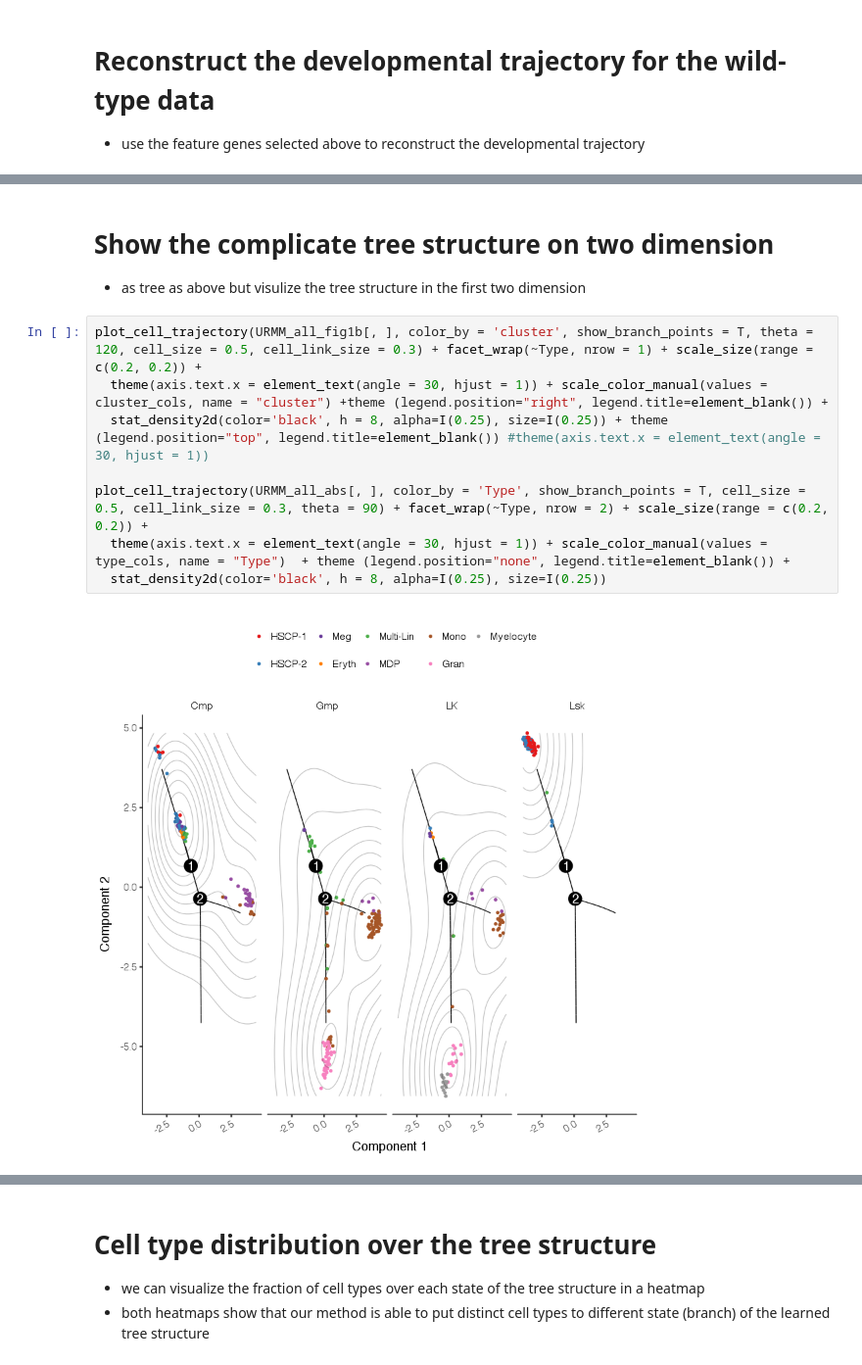
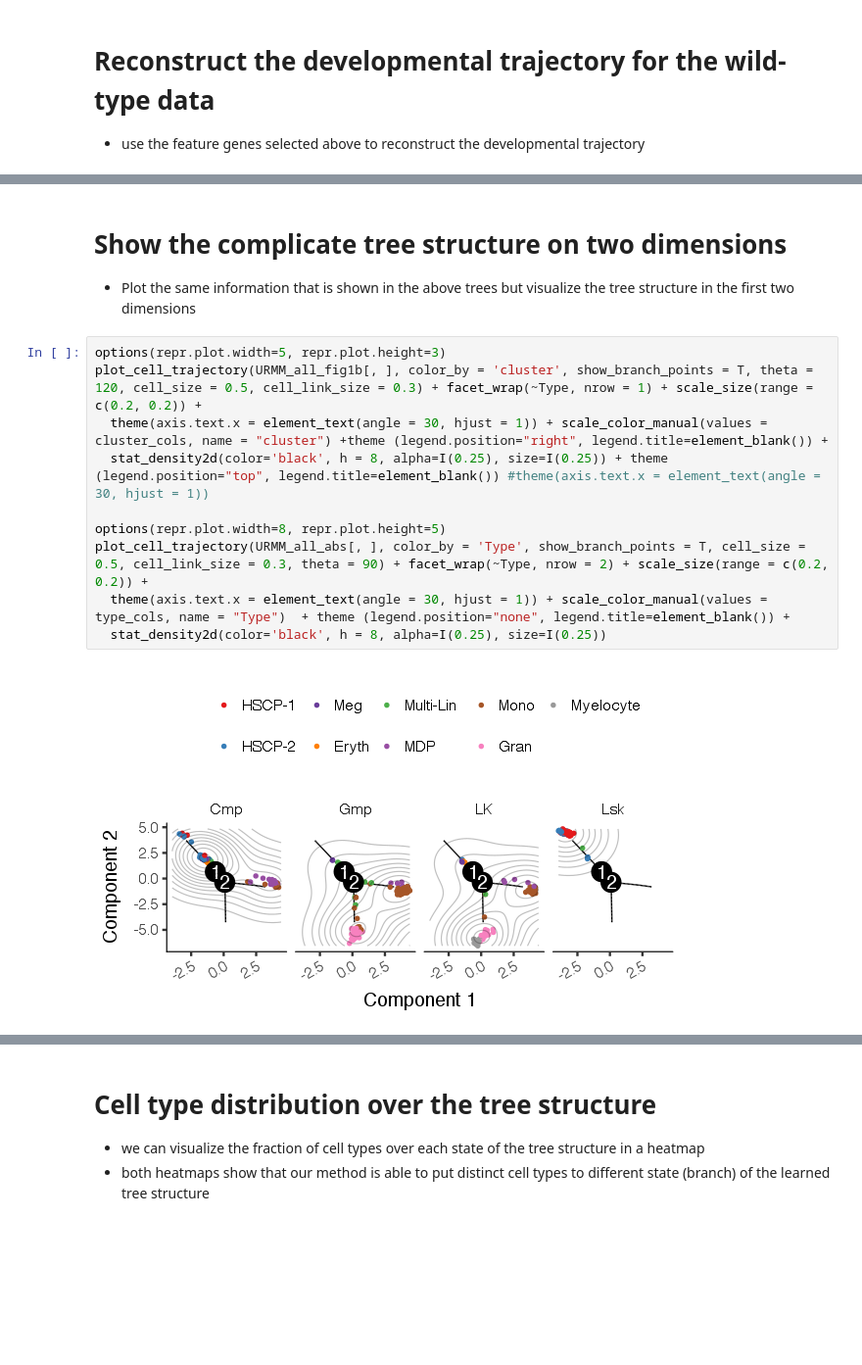
Before and after one commit to cole-trapnell-lab/monocle2-rge-paper, a Jupyter notebook: Olsson_dataset_analysis_final.ipynb, the cells around one changed output, grey strips where cells are left out. Shown at 98% size. Cells and saved outputs as stored; diff of their text form; blank space fills up the shorter version.

```diff
--- a/Olsson_dataset_analysis_final.ipynb
+++ b/Olsson_dataset_analysis_final.ipynb
@@ -187,13 +195,15 @@ plot_complex_cell_trajectory(URMM_all_abs[, ], color_by = 'paper_cluster', show_
 # %% [markdown]
-# Show the complicate tree structure on two dimension
-- as tree as above but visulize the tree structure in the first two dimension
+# Show the complicate tree structure on two dimensions
+- Plot the same information that is shown in the above trees but visualize the tree structure in the first two dimensions
 # %%
+options(repr.plot.width=5, repr.plot.height=3)
 plot_cell_trajectory(URMM_all_fig1b[, ], color_by = 'cluster', show_branch_points = T, theta = 120, cell_size = 0.5, cell_link_size = 0.3) + facet_wrap(~Type, nrow = 1) + scale_size(range = c(0.2, 0.2)) +
   theme(axis.text.x = element_text(angle = 30, hjust = 1)) + scale_color_manual(values = cluster_cols, name = "cluster") +theme (legend.position="right", legend.title=element_blank()) +
   stat_density2d(color='black', h = 8, alpha=I(0.25), size=I(0.25)) + theme (legend.position="top", legend.title=element_blank()) #theme(axis.text.x = element_text(angle = 30, hjust = 1))
 
+options(repr.plot.width=8, repr.plot.height=5)
 plot_cell_trajectory(URMM_all_abs[, ], color_by = 'Type', show_branch_points = T, cell_size = 0.5, cell_link_size = 0.3, theta = 90) + facet_wrap(~Type, nrow = 2) + scale_size(range = c(0.2, 0.2)) +
   theme(axis.text.x = element_text(angle = 30, hjust = 1)) + scale_color_manual(values = type_cols, name = "Type")  + theme (legend.position="none", legend.title=element_blank()) +
   stat_density2d(color='black', h = 8, alpha=I(0.25), size=I(0.25))
 # %% [output]
-[figure, old version]
+[figure, new version]
```
Also changed, not shown: parts of 20 cells of this notebook, 1 other file.
